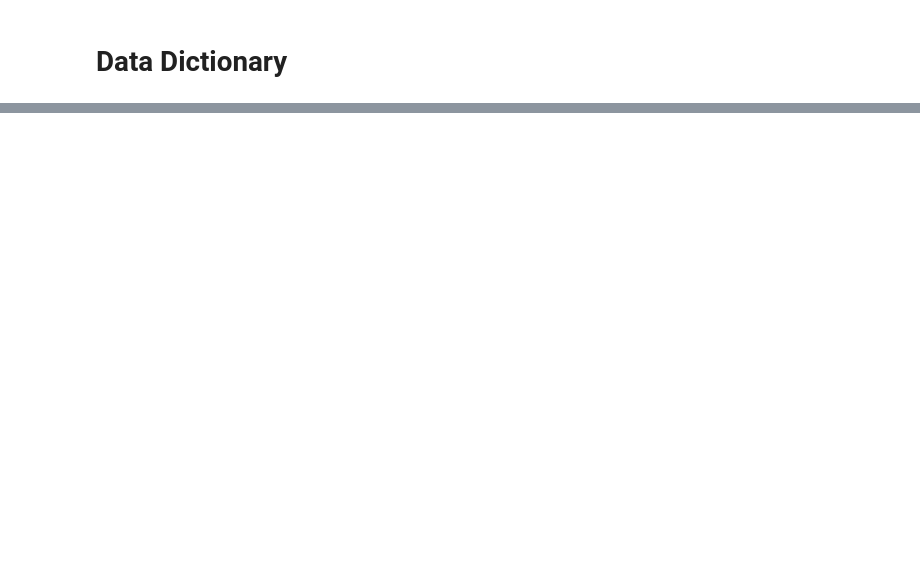
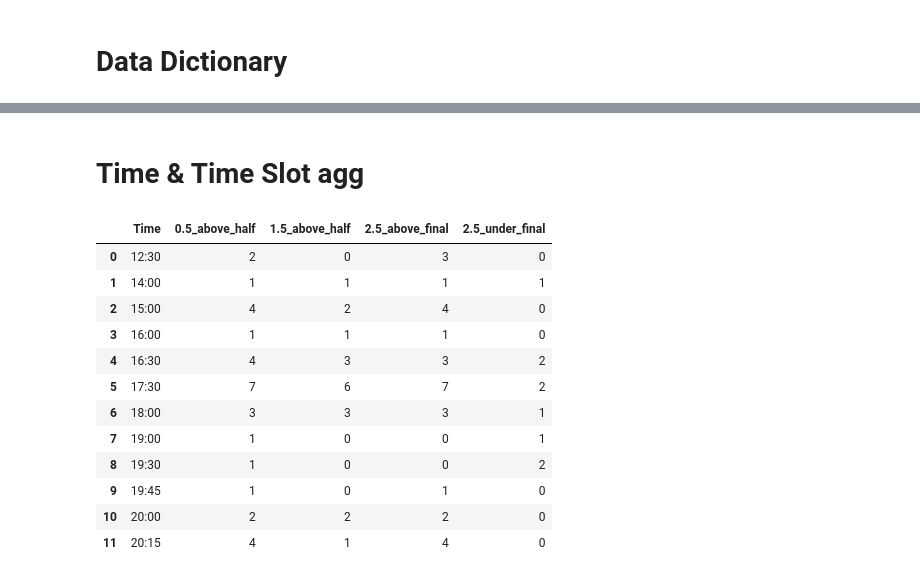
Before and after one commit to yssefunc/sport_analytics, a Jupyter notebook: code/eda.ipynb, the cells around one changed output, grey strips where cells are left out. Cells and saved outputs as stored; diff of their text form; code cells hidden in the pictures; blank space fills up the shorter version.

```diff
--- a/code/england_preprocess.ipynb
+++ b/code/eda.ipynb
@@ -990,0 +128,21 @@ df.to_csv('preprocess.csv',index=False)
+# %% [markdown]
+# Time & Time Slot agg
+# %%
+df_1 = df_result.pivot_table(index='Time',
+                           aggfunc={'2.5_above_final':'sum','2.5_under_final':'sum','0.5_above_half':'sum','1.5_above_half':'sum'}
+                          ).reset_index()
+df_1
+# %% [output]
+|  | Time | 0.5_above_half | 1.5_above_half | 2.5_above_final | 2.5_under_final |
+| 0 | 12:30 | 2 | 0 | 3 | 0 |
+| 1 | 14:00 | 1 | 1 | 1 | 1 |
+| 2 | 15:00 | 4 | 2 | 4 | 0 |
+| 3 | 16:00 | 1 | 1 | 1 | 0 |
+| 4 | 16:30 | 4 | 3 | 3 | 2 |
+| 5 | 17:30 | 7 | 6 | 7 | 2 |
+| 6 | 18:00 | 3 | 3 | 3 | 1 |
+| 7 | 19:00 | 1 | 0 | 0 | 1 |
+| 8 | 19:30 | 1 | 0 | 0 | 2 |
+| 9 | 19:45 | 1 | 0 | 1 | 0 |
+| 10 | 20:00 | 2 | 2 | 2 | 0 |
+| 11 | 20:15 | 4 | 1 | 4 | 0 |
```
Also changed, not shown: parts of 40 cells of this notebook, 3 other files.
